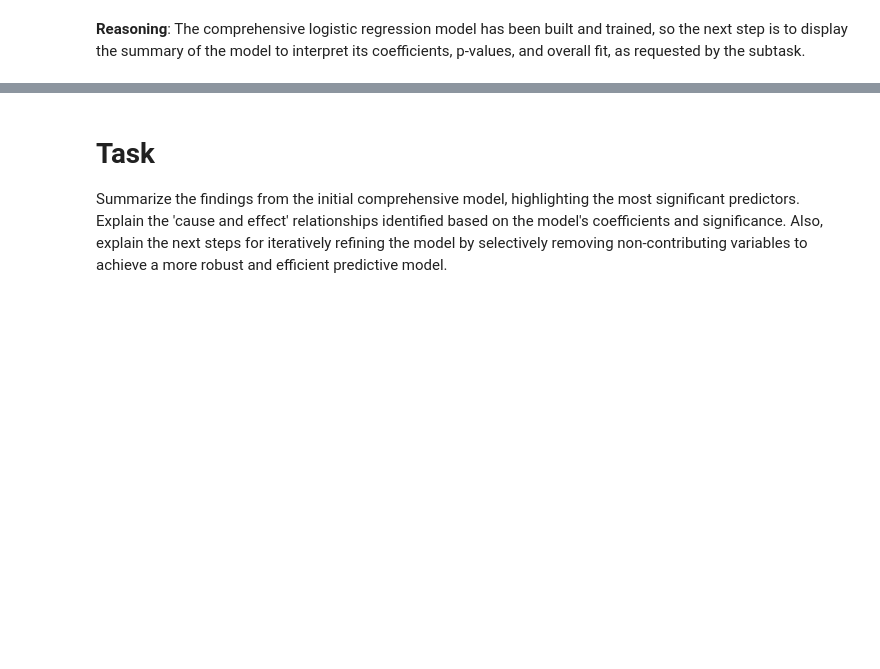
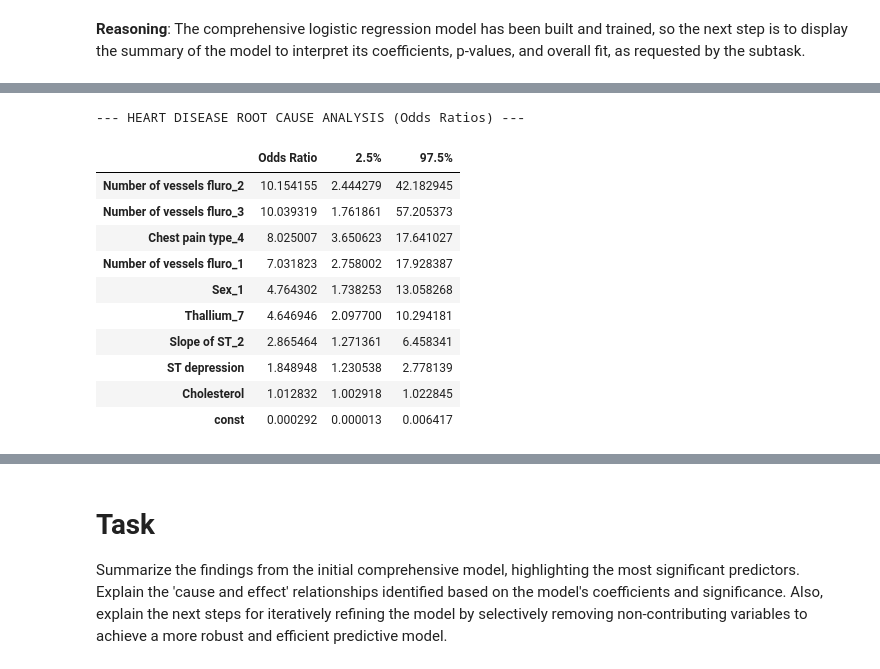
Before and after one commit to gideonadeti/heart-disease-prediction, a Jupyter notebook: Heart_Disease_Prediction_Part_3.ipynb, the cells around one changed output, grey strips where cells are left out. Saved outputs shown, nothing was run; the diff lists cells and outputs as text; code cells hidden in the pictures; blank space fills up the shorter version.

Commit message:
About to work on part 4, which is predictive analysis

```diff
--- a/Heart_Disease_Prediction_Part_3.ipynb
+++ b/Heart_Disease_Prediction_Part_3.ipynb
@@ -728 +719,31 @@ Logit Regression Results
 Comprehensive logistic regression model summary displayed successfully.
+# %%
+# Create our 'Master' copy from your existing X
+X_all = X.copy()
+
+# Note: Since your existing X already has the 'const',
+# we will remove 'const' from the list we filter so we don't double-add it.
+# %%
+# --- STEP A: Add the latest high P-value variable here ---
+prune_list = [
+    'Thallium_6',
+    'Slope of ST_3',
+    'EKG results_1',
+    'FBS over 120_1',
+    'Chest pain type_3',
+    'Age',
+    'Exercise angina_1',
+    'EKG results_2',
+    'Chest pain type_2',
+    'BP',
+    'Max HR',
+]
+
+# --- STEP B: Filter X_all ---
+# We keep everything that ISN'T in the prune_list
+current_features = [col for col in X_all.columns if col not in prune_list]
+X_iteration = X_all[current_features]
+
+# --- STEP C: Fit and Print ---
+model_iterative = sm.Logit(y, X_iteration).fit()
+print(model_iterative.summary())
@@ -728,0 +768,26 @@ Comprehensive logistic regression model summary displayed successfully.
+# %%
+import numpy as np
+
+# 1. Calculate Odds Ratios and Confidence Intervals
+summary_df = np.exp(model_iterative.params).to_frame()
+summary_df.columns = ['Odds Ratio']
+
+# 2. Add Confidence Intervals so we know the 'Range' of the effect
+summary_df[['2.5%', '97.5%']] = np.exp(model_iterative.conf_int())
+
+# 3. Sort by impact
+print("--- HEART DISEASE ROOT CAUSE ANALYSIS (Odds Ratios) ---")
+display(summary_df.sort_values(by='Odds Ratio', ascending=False))
+# %% [output]
+--- HEART DISEASE ROOT CAUSE ANALYSIS (Odds Ratios) ---
+|  | Odds Ratio | 2.5% | 97.5% |
+| Number of vessels fluro_2 | 10.154155 | 2.444279 | 42.182945 |
+| Number of vessels fluro_3 | 10.039319 | 1.761861 | 57.205373 |
+| Chest pain type_4 | 8.025007 | 3.650623 | 17.641027 |
+| Number of vessels fluro_1 | 7.031823 | 2.758002 | 17.928387 |
+| Sex_1 | 4.764302 | 1.738253 | 13.058268 |
+| Thallium_7 | 4.646946 | 2.097700 | 10.294181 |
+| Slope of ST_2 | 2.865464 | 1.271361 | 6.458341 |
+| ST depression | 1.848948 | 1.230538 | 2.778139 |
+| Cholesterol | 1.012832 | 1.002918 | 1.022845 |
+| const | 0.000292 | 0.000013 | 0.006417 |
```
Also changed, not shown: parts of 19 cells of this notebook.
